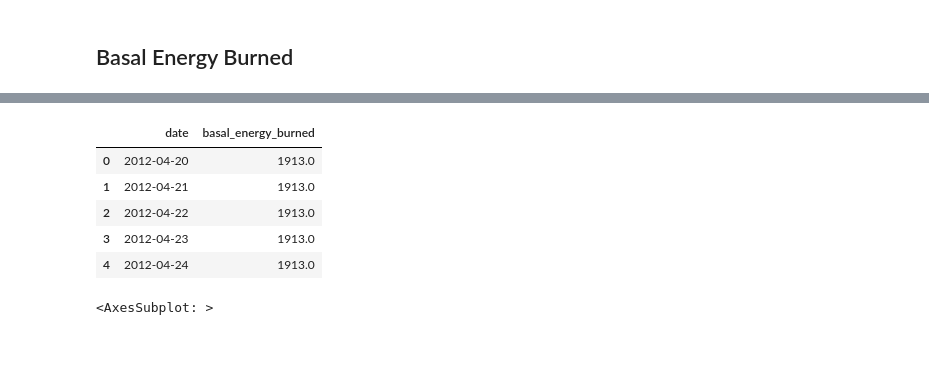
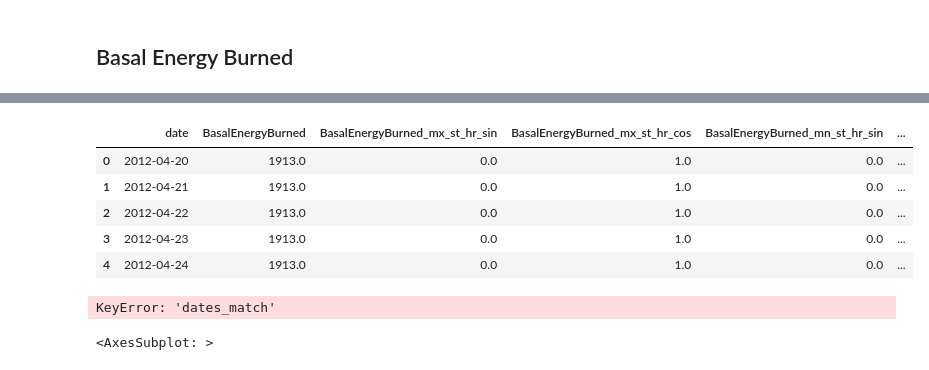
Before and after one commit to ds-sebastian/pog4-sleep-kaggle, a Jupyter notebook: eda.ipynb, the cells around one changed output, grey strips where cells are left out. Saved outputs shown, nothing was run; the diff lists cells and outputs as text; code cells hidden in the pictures.

```diff
--- a/eda.ipynb
+++ b/eda.ipynb
@@ -64,23 +110,17 @@ df.plot.scatter(x='date', y='sleep_hours')
 # %%
-# Day of the week
-df["day_of_week"] = pd.to_datetime(df["date"]).dt.dayofweek
+import pytz
+from datetime import datetime, timedelta
+from pandas.tseries.holiday import USFederalHolidayCalendar
+### Time series Data ###
 
-# Month
-df["month"] = pd.to_datetime(df["date"]).dt.month
-
-# is_weekend
-df["is_weekend"] = df["day_of_week"].apply(lambda x: 1 if x >= 5 else 0)
-
-# is_holiday
-from pandas.tseries.holiday import USFederalHolidayCalendar
+df["day_of_week"] = pd.to_datetime(df["date"]).dt.dayofweek # Day of the week
+df["month"] = pd.to_datetime(df["date"]).dt.month # Month
+df["is_weekend"] = df["day_of_week"].apply(lambda x: 1 if x >= 5 else 0) # is_weekend
 
 cal = USFederalHolidayCalendar()
-holidays = cal.holidays(start='2015-02-19', end='2021-12-31')
-
-df["is_holiday"] = df["date"].apply(lambda x: 1 if x in holidays else 0)
-
-# is_workday
-df["is_workday"] = 1-(df["is_weekend"] + df["is_holiday"])
+holidays = cal.holidays(start="2014-01-01", end="2023-12-31")
+df["is_holiday"] = df["date"].apply(lambda x: 1 if x in holidays else 0) # is_holiday
+df["is_workday"] = 1-(df["is_weekend"] + df["is_holiday"]) # is_workday
 # %%
 df.head()
 # %% [output]
@@ -111,7 +227,7 @@ for csv_file in csv_files:
     except:
         csv_df["date"] = pd.to_datetime(csv_df["dateComponents"]).dt.date # Some use dateComponents instead of startDate
 
-    unique_creation_dates = set(csv_df["date"])
+    unique_creation_dates = set(csv_df)
 
     ratio = intersection_ratio(unique_dates, unique_creation_dates)
 
@@ -151,21 +338,47 @@ basal_energy_burned.head()
 # %%
 # Value is the only useful feature
 # Group by date and sum (set alias to basal_energy_burned)
 
 # NOTE: Summing assumes duplicate tracking is not occuring between devices
 
-basal_energy_burned["date"] = pd.to_datetime(basal_energy_burned["startDate"]).dt.date
-basal_energy_burned = basal_energy_burned.groupby("date").sum().reset_index()
-basal_energy_burned = basal_energy_burned.rename(columns={"value": "basal_energy_burned"})
-basal_energy_burned = fix_double_tracking(basal_energy_burned, "basal_energy_burned")
+basal_energy_burned = parse_xml_output("./data/xml_export/BasalEnergyBurned.csv")
 basal_energy_burned.head()
 # %% [output]
-|  | date | basal_energy_burned |
-| 0 | 2012-04-20 | 1913.0 |
-| 1 | 2012-04-21 | 1913.0 |
-| 2 | 2012-04-22 | 1913.0 |
-| 3 | 2012-04-23 | 1913.0 |
-| 4 | 2012-04-24 | 1913.0 |
+|  | date | BasalEnergyBurned | BasalEnergyBurned_mx_st_hr_sin | BasalEnergyBurned_mx_st_hr_cos | BasalEnergyBurned_mn_st_hr_sin | ... |
+| 0 | 2012-04-20 | 1913.0 | 0.0 | 1.0 | 0.0 | ... |
+| 1 | 2012-04-21 | 1913.0 | 0.0 | 1.0 | 0.0 | ... |
+| 2 | 2012-04-22 | 1913.0 | 0.0 | 1.0 | 0.0 | ... |
+| 3 | 2012-04-23 | 1913.0 | 0.0 | 1.0 | 0.0 | ... |
+| 4 | 2012-04-24 | 1913.0 | 0.0 | 1.0 | 0.0 | ... |
+# %%
+# Query where dates_match is false
+
+basal_energy_burned.loc[basal_energy_burned["dates_match"] == True]
+
+# create a sample dataframe with a datetime column
+df = pd.DataFrame({'datetime': ['2012-11-05 01:23:45', '2012-11-06 05:34:56']})
+
+# convert the datetime column to a Pandas DatetimeIndex
+date_time_index = pd.DatetimeIndex(df['datetime'])
+
+# extract the hour of day and convert it to radians
+hour_of_day = date_time_index.dt.hour
+hour_radians = 2 * np.pi * hour_of_day / 24
+
+# extract the minute of day and convert it to radians
+minute_of_day = date_time_index.minute
+minute_radians = 2 * np.pi * minute_of_day / 60
+
+# add the trigonometric features to the dataframe
+df['max_st_hour_sin'] = np.sin(2 * np.pi * df["max_start_time"].dt.hour / 24)
+df['min_st_hour_cos'] = np.cos(2 * np.pi * df["max_start_time"].dt.hour / 24)
+df['max_et_hour_sin'] = np.sin(2 * np.pi * df["max_start_time"].dt.hour / 24)
+df['min_et_hour_cos'] = np.cos(2 * np.pi * df["max_start_time"].dt.hour / 24)
+df.head()
+
+# ~20% Don't have matching start and end dates
+# %% [output]
+KeyError: 'dates_match'
 # %%
 # Check distribution
 basal_energy_burned.basal_energy_burned.hist()
```
Also changed, not shown: parts of 23 cells of this notebook, 12 other files.
